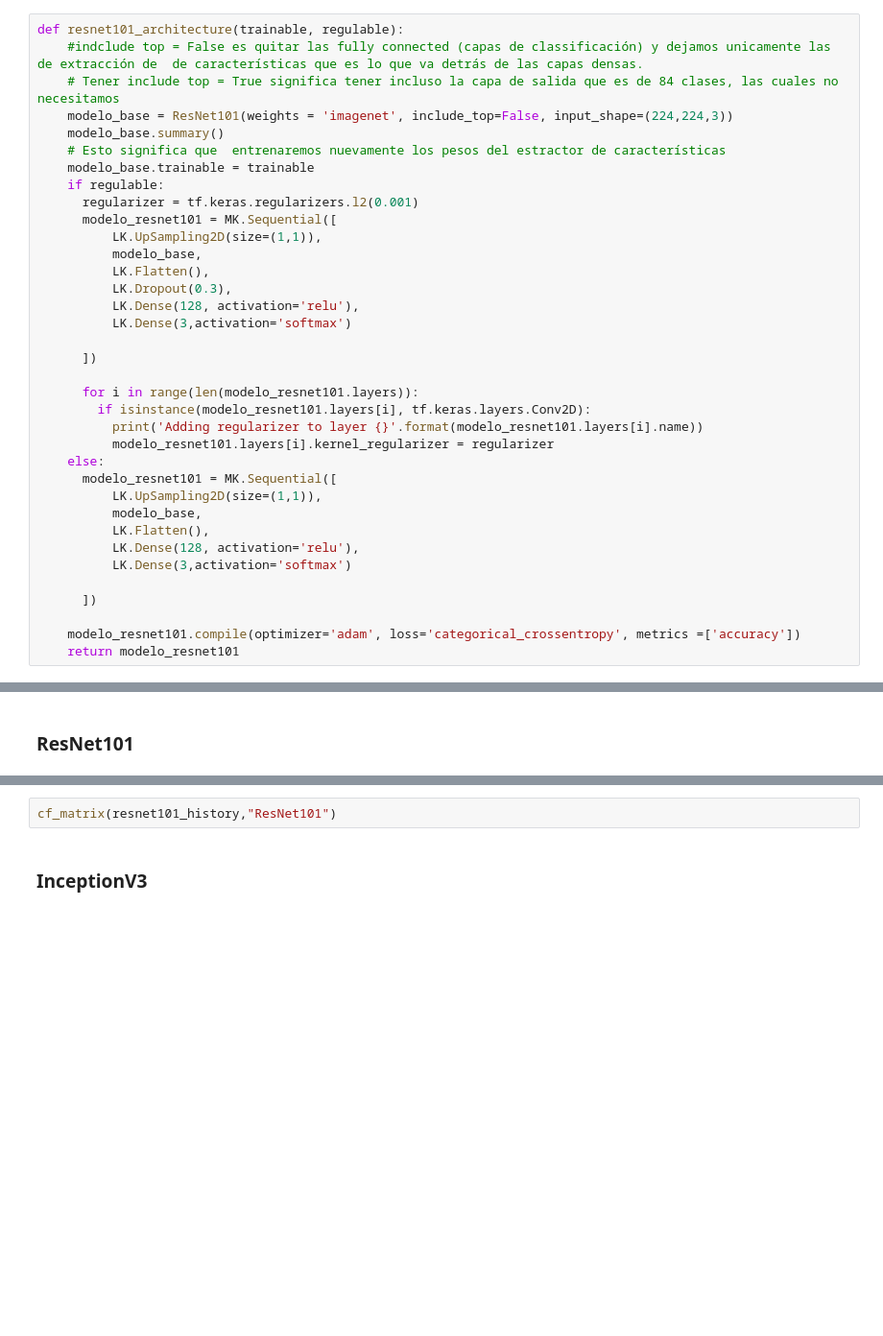
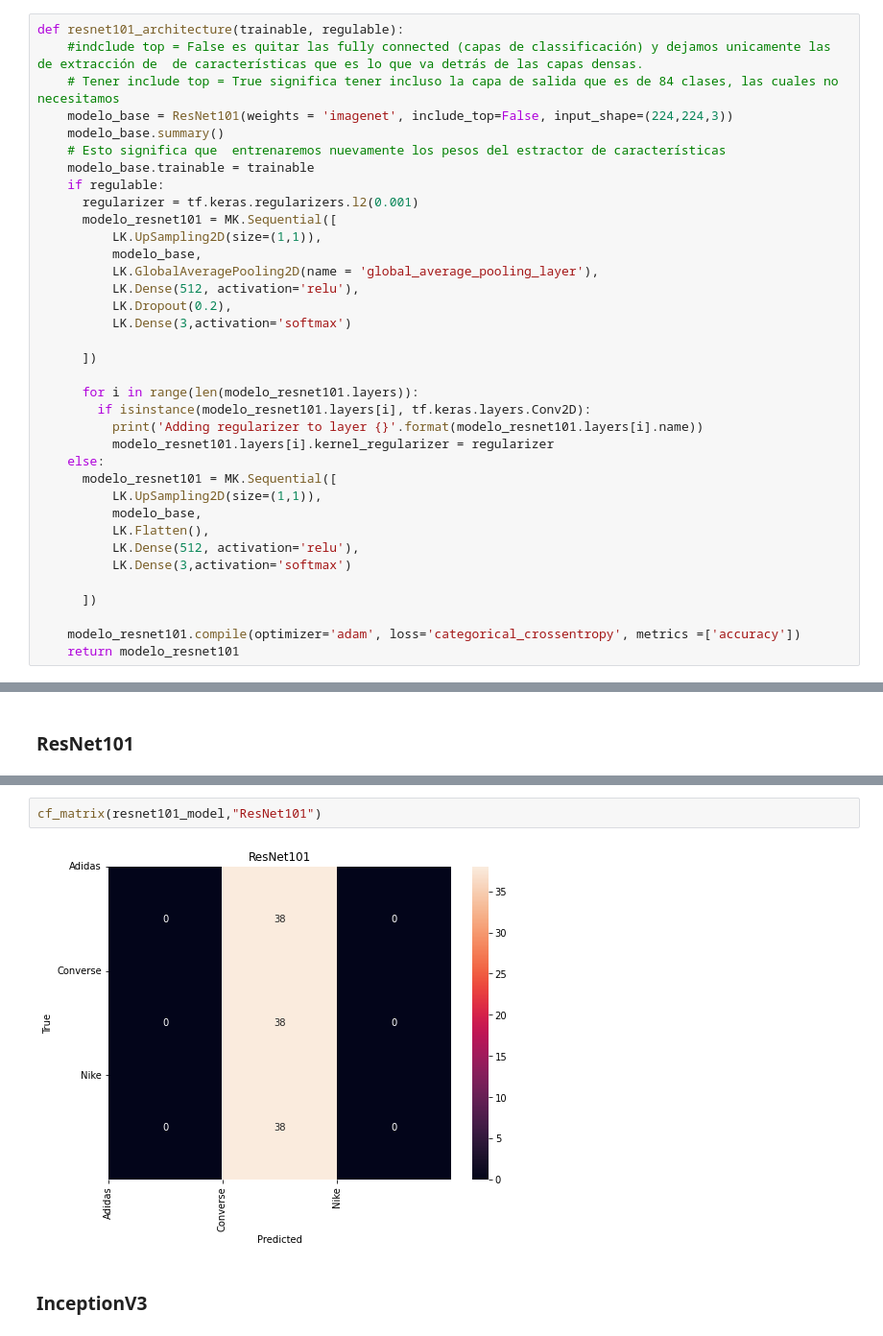
Before and after one commit to ElijahKz/TransferLearning-vs-and-Regularizacion, a Jupyter notebook: CVwDL_2022_3_Laboratorio2.ipynb, the cells around one changed output, grey strips where cells are left out. Shown at 96% size. Saved outputs shown, nothing was run; the diff lists cells and outputs as text; blank space fills up the shorter version.

```diff
--- a/CVwDL_2022_3_Laboratorio2.ipynb
+++ b/CVwDL_2022_3_Laboratorio2.ipynb
@@ -290,9 +297,9 @@ def resnet101_architecture(trainable, regulable):
       modelo_resnet101 = MK.Sequential([
           LK.UpSampling2D(size=(1,1)),
           modelo_base,
-          LK.Flatten(),
-          LK.Dropout(0.3),
-          LK.Dense(128, activation='relu'),
+          LK.GlobalAveragePooling2D(name = 'global_average_pooling_layer'),
+          LK.Dense(512, activation='relu'),
+          LK.Dropout(0.2),
           LK.Dense(3,activation='softmax')
 
       ])
@@ -306,7 +313,7 @@ def resnet101_architecture(trainable, regulable):
           LK.UpSampling2D(size=(1,1)),
           modelo_base,
           LK.Flatten(),
-          LK.Dense(128, activation='relu'),
+          LK.Dense(512, activation='relu'),
           LK.Dense(3,activation='softmax')
 
       ])
@@ -441,5 +494,7 @@ summary_history(resnet101_history)
 # %%
-cf_matrix(resnet101_history,"ResNet101")
+cf_matrix(resnet101_model,"ResNet101")
+# %% [output]
+[figure, added]
 # %% [markdown]
 ### InceptionV3
 # %%
```
Also changed, not shown: parts of 52 cells of this notebook.
